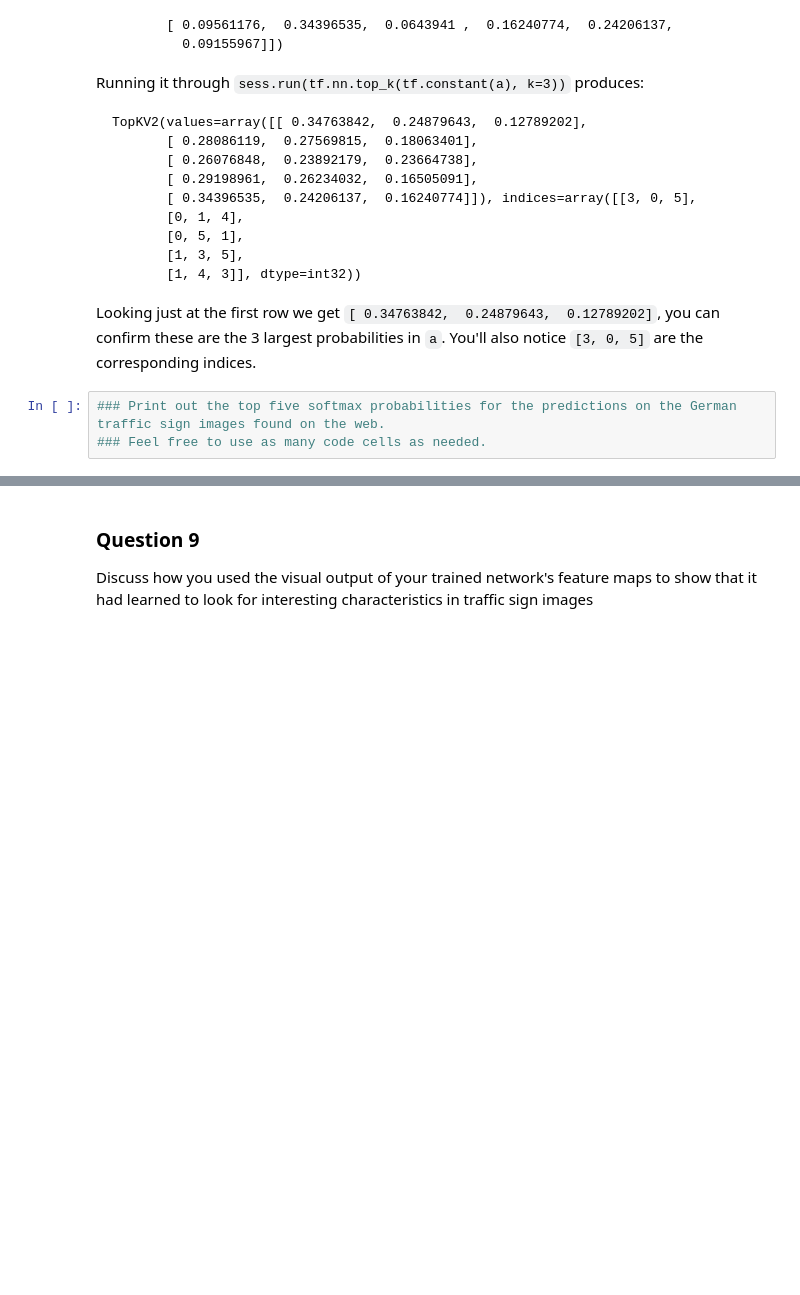
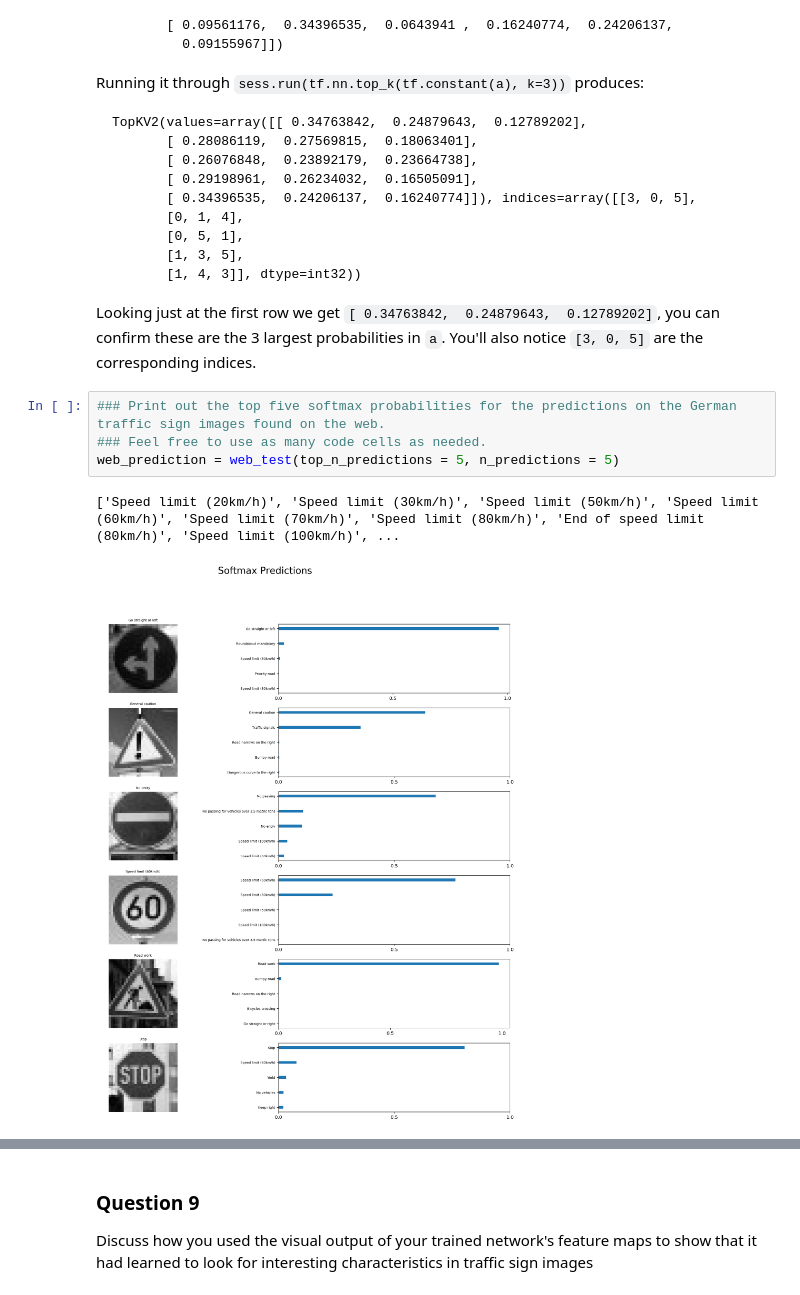
Before and after one commit to Walter1218/self_driving_car_ND, a Jupyter notebook: CarND-Traffic-Sign-Classifier-Project-2/Traffic_Sign_Classifier.ipynb, the cells around one changed output, grey strips where cells are left out. Cells and saved outputs as stored; diff of their text form; blank space fills up the shorter version.

```diff
--- a/CarND-Traffic-Sign-Classifier-Project-2/Traffic_Sign_Classifier.ipynb
+++ b/CarND-Traffic-Sign-Classifier-Project-2/Traffic_Sign_Classifier.ipynb
@@ -767,6 +870,10 @@ Looking just at the first row we get `[ 0.34763842,  0.24879643,  0.12789202]`,
 # %%
 ### Print out the top five softmax probabilities for the predictions on the German traffic sign images found on the web.
 ### Feel free to use as many code cells as needed.
+web_prediction = web_test(top_n_predictions = 5, n_predictions = 5)
+# %% [output]
+['Speed limit (20km/h)', 'Speed limit (30km/h)', 'Speed limit (50km/h)', 'Speed limit (60km/h)', 'Speed limit (70km/h)', 'Speed limit (80km/h)', 'End of speed limit (80km/h)', 'Speed limit (100km/h)', ...
+[figure, added]
 # %% [markdown]
 ---
 
```
Also changed, not shown: parts of 16 cells of this notebook, 5 other files.
